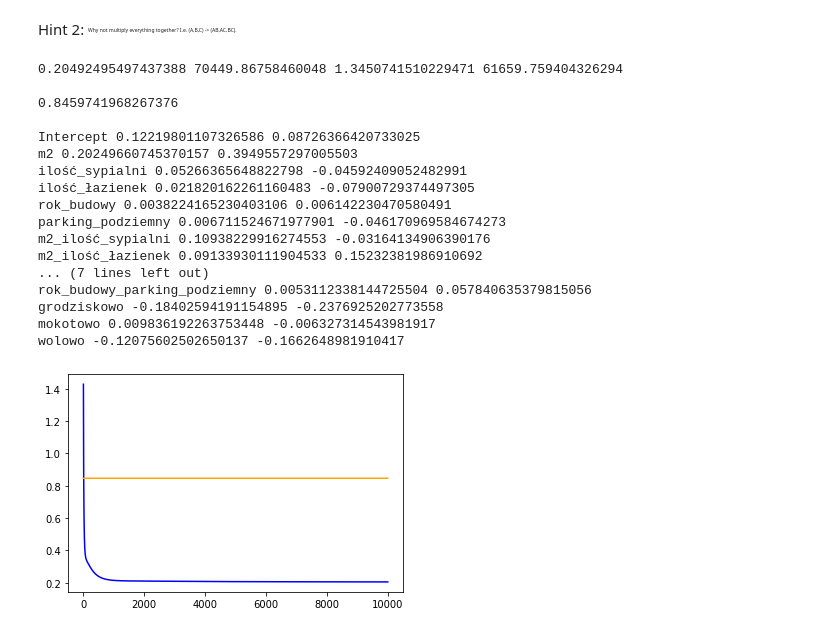
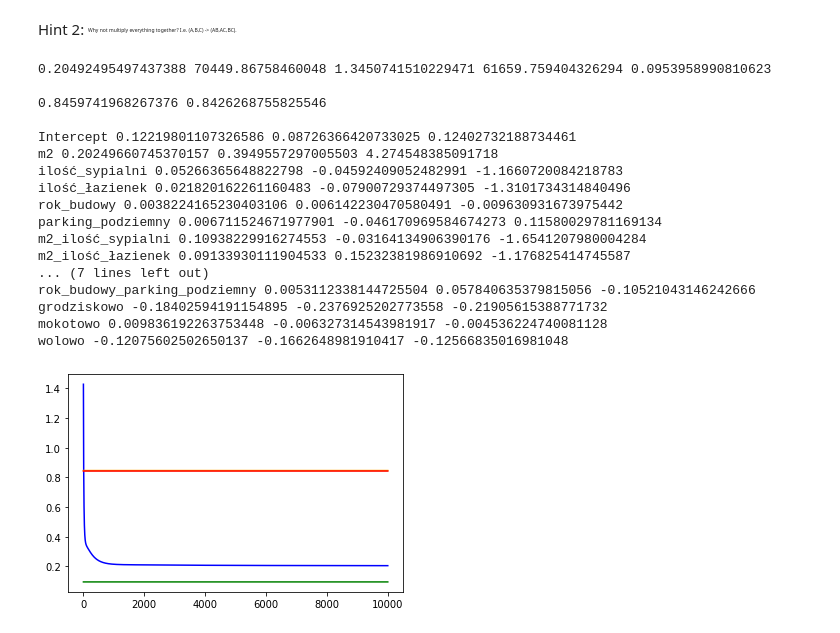
Before and after one commit to stiepan/MLCourse, a Jupyter notebook: Linear_regression_L1E2.ipynb, the cells around one changed output. Drawn from its saved outputs; the diff is of its cells as text; code cells hidden in the pictures.

```diff
--- a/Linear_regression_L1E2.ipynb
+++ b/Linear_regression_L1E2.ipynb
@@ -110,7 +110,8 @@ class PrepData(object):
 
     def __init__(
         self, frame, predict, dummies=None,
-        scale=None, scale_ys=True, reference=None
+        scale=None, scale_ys=True, reference=None,
+        log_ys=False,
     ):
         if dummies is None:
             dummies = []
@@ -122,6 +123,9 @@ class PrepData(object):
         self.reference = reference
 
         self.ys_ = np.array(frame[predict])
+        if log_ys:
+          self.ys_ = np.log(1 + self.ys_)
+
         if not scale_ys:
             self.ys_min = 0.
             self.ys_max = 1.
@@ -407,13 +411,20 @@ msle_a = LRGradDesc(ms_d, msle, Gradient.get('msle'))
 msle_r = msle_a.train(epochs, 0.005, ws=[-0.1] * ms_d.m)
 msle_r.plot(color='blue')
 
-print(msle_r.train_error(), msle_r.error(mse), "\n")
+# msle optimized with explicit formula for mse (fitting linear model to log(1+yi))
+ms_d_log = PrepData(ms, 'cena', ('dzielnica',), reference={'dzielnica': 'ochotowo'}, log_ys=True)
+l_mlse_exact = ExactMSEReg(ms_d_log).train()
+plt.plot([l_mlse_exact.error(mse)] * epochs, color='green')
+
+print(msle_r.train_error(), msle_r.error(mse), l_mlse_exact.error(mse))
 
 ms_tst = pandas.read_csv('mieszkania_test.csv')
 msle_r_t = msle_r.test_error(msle, ms_tst)
 plt.plot([msle_r_t] * epochs, color='orange')
-print(msle_r_t, "\n")
+l_mlse_exact_t = l_mlse_exact.test_error(mse, ms_tst)
+plt.plot([l_mlse_exact_t] * epochs, color='red')
+print(msle_r_t, l_mlse_exact_t, "\n")
 
-for ((c, dw),) in zip(msle_r.coefs()):
-    print (c, dw)
+for ((c, dw), (_, ew)) in zip(msle_r.coefs(), l_mlse_exact.coefs()):
+    print (c, dw, ew)
 # %% [output]
@@ -459,52 +469,60 @@ Why not multiply everything together? I.e. (A,B,C) -> (AB,AC,BC).
 # product of all non-dummies
 epochs=10000
 
 ms = pandas.read_csv('mieszkania.csv')
 ms_t = pandas.read_csv('mieszkania_test.csv')
 columns = [c for c in ms.columns if c not in ['dzielnica', 'cena']]
 for i, col1 in enumerate(columns):
     for j, col2 in enumerate(columns):
         if j <= i:
             continue
         ms['{}_{}'.format(col1, col2)] = ms[col1] * ms[col2]
         ms_t['{}_{}'.format(col1, col2)] = ms_t[col1] * ms_t[col2]
 ms_p = PrepData(ms, 'cena', ('dzielnica',), reference={'dzielnica': 'ochotowo'})
 
 msle_p = LRGradDesc(ms_p, msle, Gradient.get('msle'))
 msle_pr = msle_p.train(epochs, 0.005, ws=[0.] * ms_p.m)
 msle_pr.plot(color='blue')
 
 mse_p = LRGradDesc(ms_p, mse, Gradient.get('mse'))
 mse_pr = mse_p.train(epochs, 0.2)
 # mse_pr.plot(c='orange')
 
-print(msle_pr.train_error(), msle_pr.error(mse), mse_pr.error(msle), mse_pr.error(mse), "\n")
+
+# msle optimized with explicit formula for mse (fitting linear model to log(1+yi))
+ms_d_log = PrepData(ms, 'cena', ('dzielnica',), reference={'dzielnica': 'ochotowo'}, log_ys=True)
+msle_p_exact = ExactMSEReg(ms_d_log).train()
+plt.plot([msle_p_exact.error(mse)] * epochs, color='green')
+
+print(msle_pr.train_error(), msle_pr.error(mse), mse_pr.error(msle), mse_pr.error(mse), msle_p_exact.error(mse), "\n")
 
 msle_pr_t = msle_pr.test_error(msle, ms_t)
 plt.plot([msle_pr_t] * epochs, color='orange')
-print(msle_pr_t, "\n")
+msle_p_exact_t = msle_p_exact.test_error(mse, ms_t)
+plt.plot([msle_p_exact_t] * epochs, color='red')
+print(msle_pr_t, msle_p_exact_t, "\n")
 
-for ((c, dw), (_, mw)) in zip(msle_pr.coefs(), mse_pr.coefs()):
-    print (c, dw, mw)
+for ((c, dw), (_, mw), (_, ew)) in zip(msle_pr.coefs(), mse_pr.coefs(), msle_p_exact.coefs()):
+    print (c, dw, mw, ew)
 # %% [output]
-0.20492495497437388 70449.86758460048 1.3450741510229471 61659.759404326294
+0.20492495497437388 70449.86758460048 1.3450741510229471 61659.759404326294 0.0953958990810623
 
-0.8459741968267376
+0.8459741968267376 0.8426268755825546
 
-Intercept 0.12219801107326586 0.08726366420733025
-m2 0.20249660745370157 0.3949557297005503
-ilość_sypialni 0.05266365648822798 -0.04592409052482991
-ilość_łazienek 0.021820162261160483 -0.07900729374497305
-rok_budowy 0.0038224165230403106 0.006142230470580491
-parking_podziemny 0.006711524671977901 -0.046170969584674273
-m2_ilość_sypialni 0.10938229916274553 -0.03164134906390176
-m2_ilość_łazienek 0.09133930111904533 0.15232381986910692
+Intercept 0.12219801107326586 0.08726366420733025 0.12402732188734461
+m2 0.20249660745370157 0.3949557297005503 4.274548385091718
+ilość_sypialni 0.05266365648822798 -0.04592409052482991 -1.1660720084218783
+ilość_łazienek 0.021820162261160483 -0.07900729374497305 -1.3101734314840496
+rok_budowy 0.0038224165230403106 0.006142230470580491 -0.009630931673975442
+parking_podziemny 0.006711524671977901 -0.046170969584674273 0.11580029781169134
+m2_ilość_sypialni 0.10938229916274553 -0.03164134906390176 -1.6541207980004284
+m2_ilość_łazienek 0.09133930111904533 0.15232381986910692 -1.176825414745587
 ... (7 lines left out)
-rok_budowy_parking_podziemny 0.0053112338144725504 0.057840635379815056
-grodziskowo -0.18402594191154895 -0.2376925202773558
-mokotowo 0.009836192263753448 -0.006327314543981917
-wolowo -0.12075602502650137 -0.1662648981910417
+rok_budowy_parking_podziemny 0.0053112338144725504 0.057840635379815056 -0.10521043146242666
+grodziskowo -0.18402594191154895 -0.2376925202773558 -0.21905615388771732
+mokotowo 0.009836192263753448 -0.006327314543981917 -0.004536224740081128
+wolowo -0.12075602502650137 -0.1662648981910417 -0.12566835016981048
-[figure, old version]
+[figure, new version]
 # %%
 # features chosen by-hand
 
```
Also changed, not shown: parts of 5 cells of this notebook.
